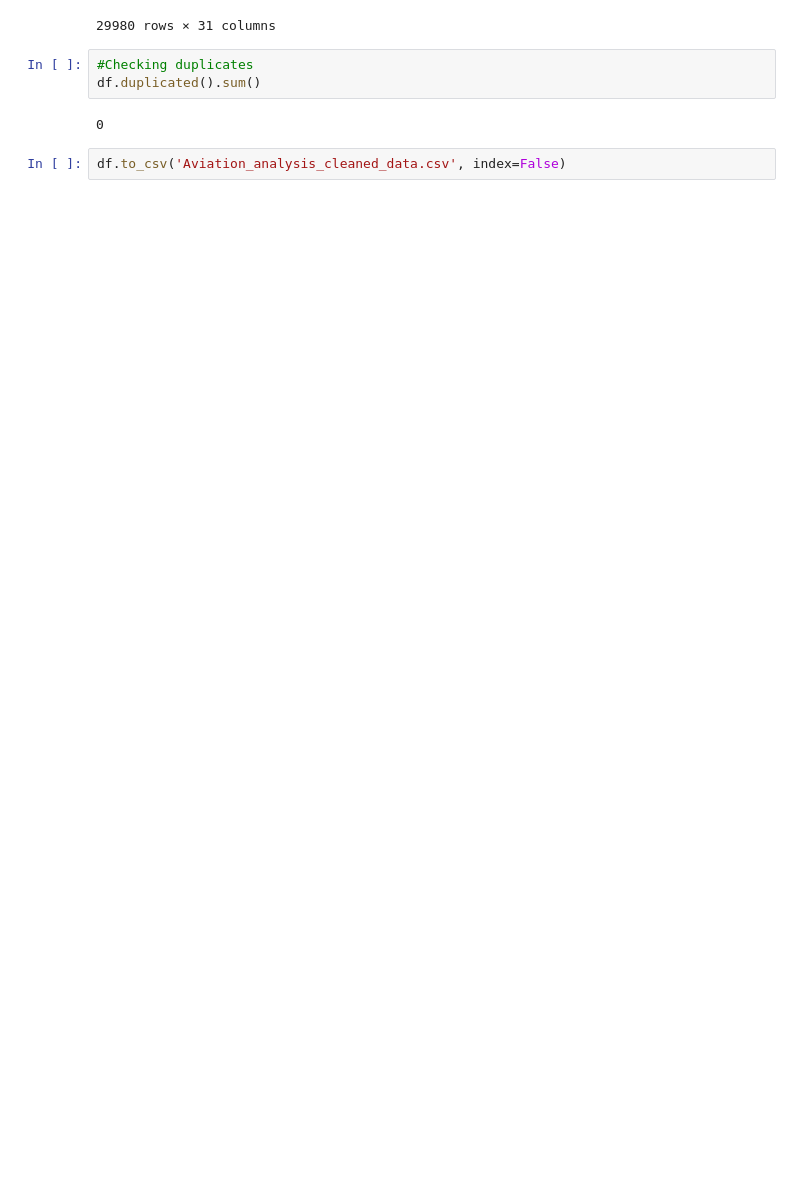
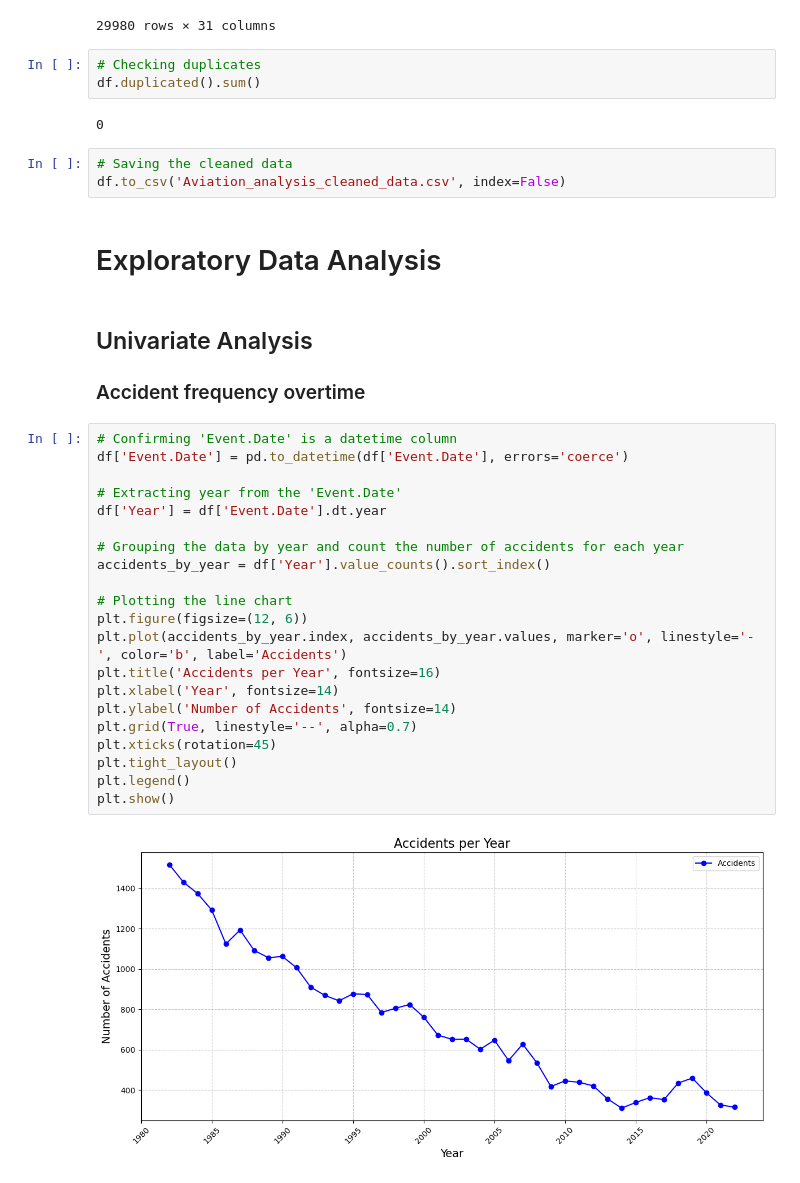
Before and after one commit to Vincent-lab-create/dsc-phase-1-project-v3, a Jupyter notebook: student.ipynb, the cells around one changed output. Cells and saved outputs as stored; diff of their text form; blank space fills up the shorter version.

Commit message:
Exploratory Data Analysis:Univariate Analysis

```diff
--- a/student.ipynb
+++ b/student.ipynb
@@ -234,9 +234,38 @@ df
 | 88865 | 20221212106444 | Accident | ERA23LA085 | 2022-12-12 | Knoxville, TN | United States | 355745N | 0835218W | ... |
 29980 rows × 31 columns
 # %%
-#Checking duplicates
+# Checking duplicates
 df.duplicated().sum()
 # %% [output]
 0
 # %%
+# Saving the cleaned data
 df.to_csv('Aviation_analysis_cleaned_data.csv', index=False)
+# %% [markdown]
+# Exploratory Data Analysis
+# %% [markdown]
+## Univariate Analysis
+### Accident frequency overtime
+# %%
+# Confirming 'Event.Date' is a datetime column
+df['Event.Date'] = pd.to_datetime(df['Event.Date'], errors='coerce')
+
+# Extracting year from the 'Event.Date'
+df['Year'] = df['Event.Date'].dt.year
+
+# Grouping the data by year and count the number of accidents for each year
+accidents_by_year = df['Year'].value_counts().sort_index()
+
+# Plotting the line chart
+plt.figure(figsize=(12, 6))
+plt.plot(accidents_by_year.index, accidents_by_year.values, marker='o', linestyle='-', color='b', label='Accidents')
+plt.title('Accidents per Year', fontsize=16)
+plt.xlabel('Year', fontsize=14)
+plt.ylabel('Number of Accidents', fontsize=14)
+plt.grid(True, linestyle='--', alpha=0.7)
+plt.xticks(rotation=45)
+plt.tight_layout()
+plt.legend()
+plt.show()
+# %% [output]
+[figure, added]
```
Also changed, not shown: parts of 13 cells of this notebook.
